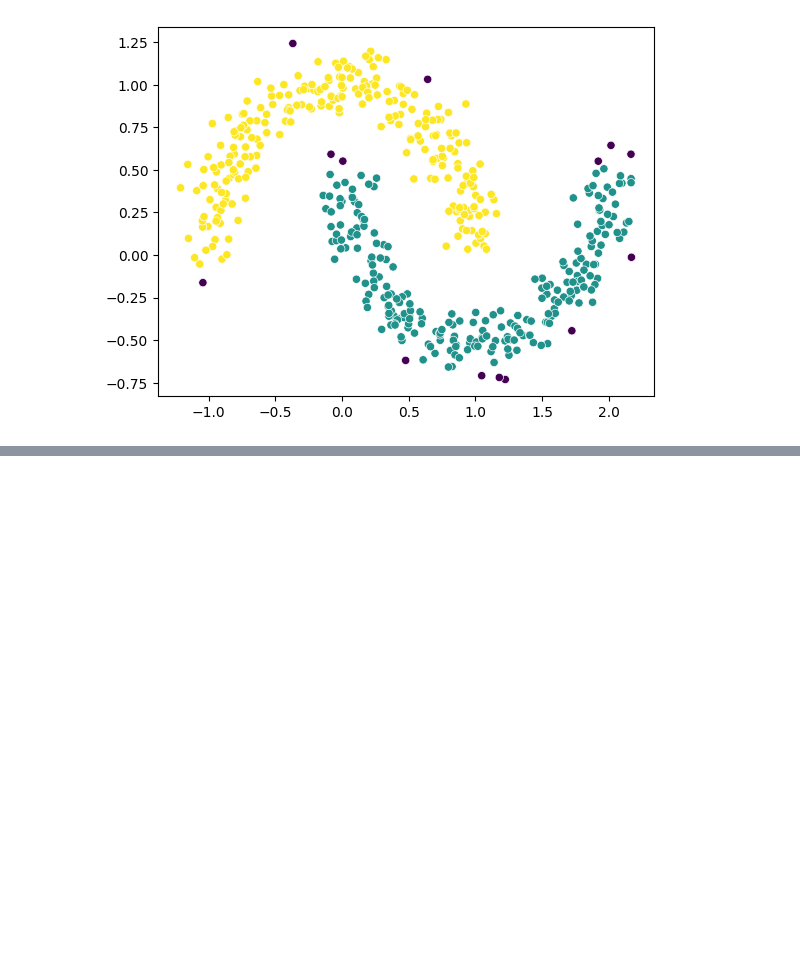
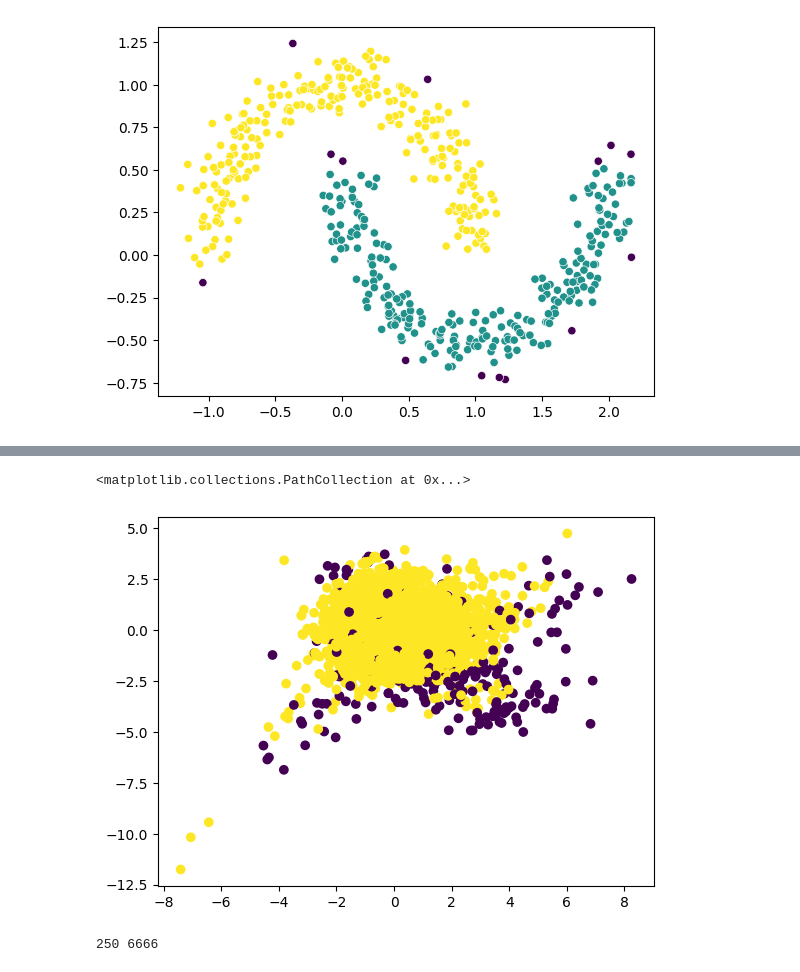
Before and after one commit to ElvisChristian28/Prime, a Jupyter notebook: Programs/Machine_Learning/Unsupervise_learning/Anomaly-Detection.ipynb, the cells around one changed output, grey strips where cells are left out. Cells and saved outputs as stored; diff of their text form; code cells hidden in the pictures; blank space fills up the shorter version.

```diff
--- a/Programs/Machine_Learning/Unsupervise_learning/Anomaly-Detection.ipynb
+++ b/Programs/Machine_Learning/Unsupervise_learning/Anomaly-Detection.ipynb
@@ -32,0 +35,5 @@ sns.scatterplot(x=X[:, 0], y=X[:,1], c=lables)
+# %%
+import pandas as pd
+
+df = pd.read_csv("../../Data-Files/thyroid_dataset.csv")
+df.head()
@@ -32,0 +48,37 @@ sns.scatterplot(x=X[:, 0], y=X[:,1], c=lables)
+# %%
+X = df.drop(columns=["Outlier_label"])
+y = df["Outlier_label"]
+
+x_scaler = scaler.fit_transform(X)
+# %%
+from sklearn.ensemble import IsolationForest
+
+isf = IsolationForest(
+    n_estimators=200,
+    contamination=0.0361,
+    random_state=42
+)
+
+lables = isf.fit_predict(x_scaler)
+# %%
+from sklearn.decomposition import PCA
+
+pca = PCA(
+    n_components=2,
+)
+
+x_pca = pca.fit_transform(x_scaler)
+# %%
+plt.scatter(x=x_pca[:, 0], y=x_pca[:, 1], c=lables)
+# %% [output]
+<matplotlib.collections.PathCollection at 0x...>
+[figure, added]
+# %%
+import numpy as np
+
+n_ano = np.sum(lables == -1)
+n_normal = np.sum(lables == 1)
+
+print(n_ano, n_normal)
+# %% [output]
+250 6666
```
Also changed, not shown: parts of 5 cells of this notebook, 1 other file.
